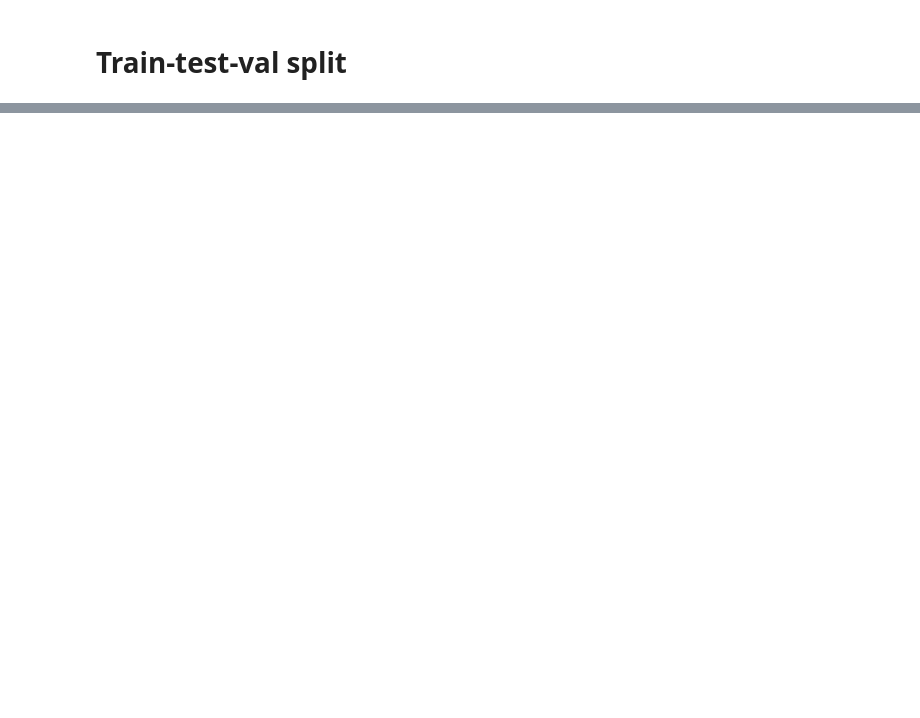
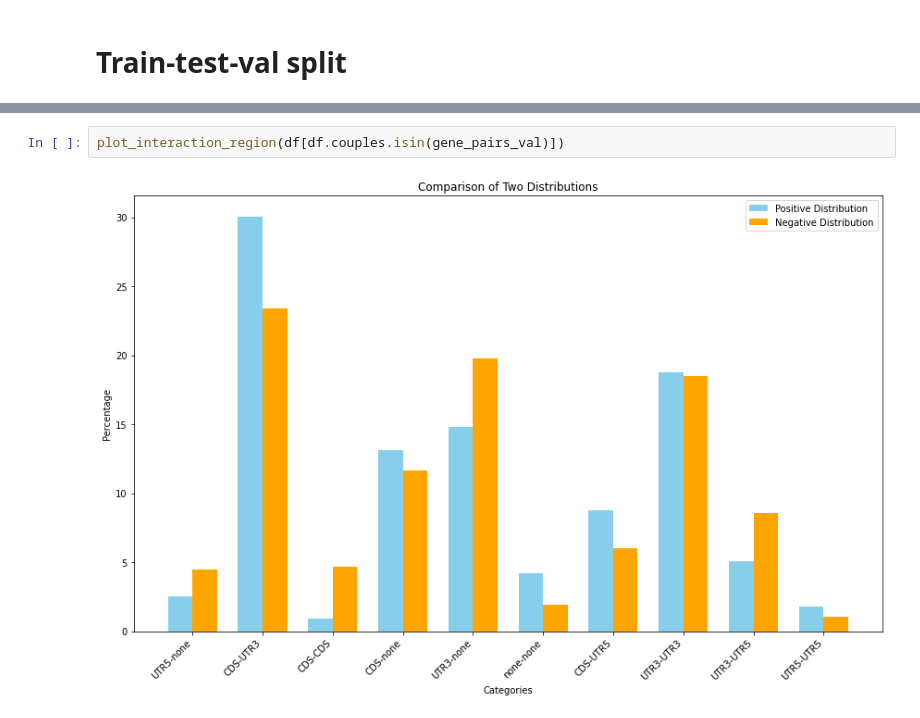
Before and after one commit to giorgiobini/RIME, a Jupyter notebook: src/preprocess_adri_data-random.ipynb, the cells around one changed output, grey strips where cells are left out. Saved outputs shown, nothing was run; the diff lists cells and outputs as text; blank space fills up the shorter version.

```diff
--- a/src/preprocess_adri_data-random.ipynb
+++ b/src/preprocess_adri_data-random.ipynb
@@ -295,0 +420,4 @@ utils.venn_between_genes(gene_pairs_training, gene_pairs_test, gene_pairs_val)
+# %%
+plot_interaction_region(df[df.couples.isin(gene_pairs_val)])
+# %% [output]
+[figure, added]
```
Also changed, not shown: parts of 15 cells of this notebook, 2 other files.
